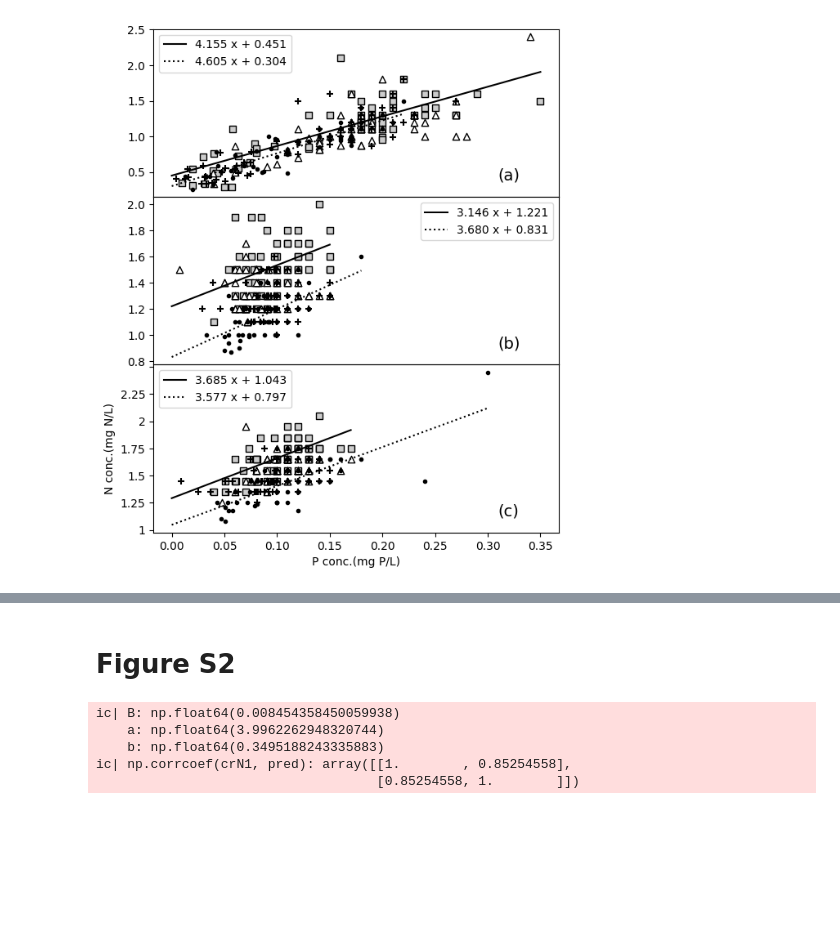
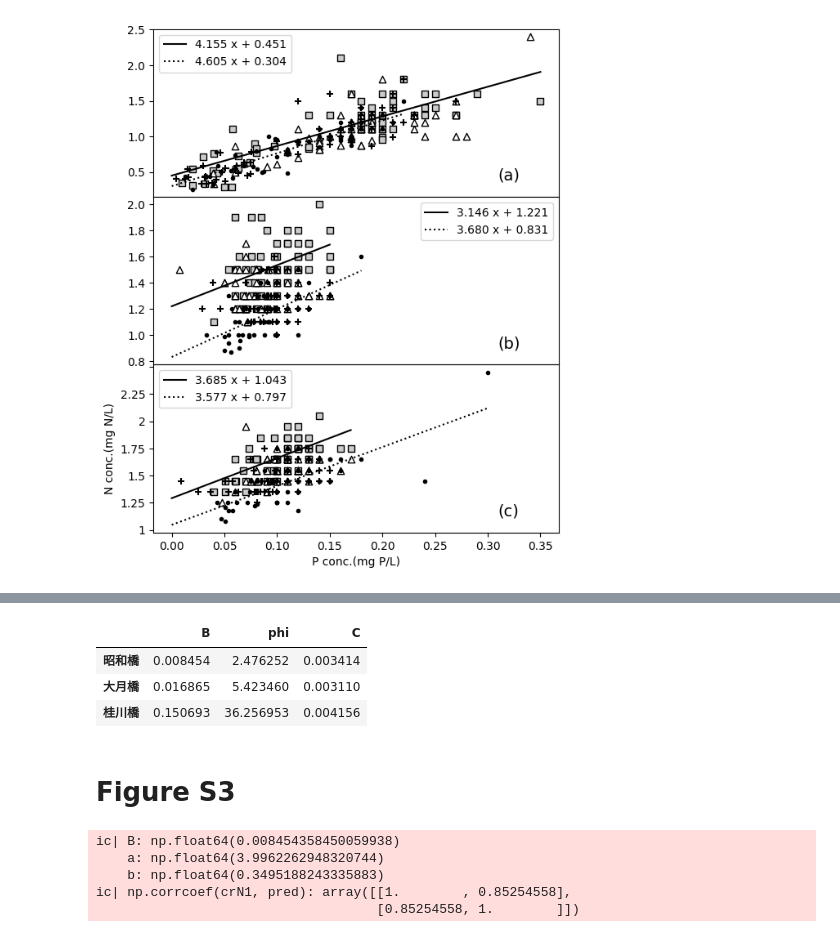
Before and after one commit to vitroid/KM2025, a Jupyter notebook: v4.ipynb, the cells around one changed output, grey strips where cells are left out. Saved outputs shown, nothing was run; the diff lists cells and outputs as text; code cells hidden in the pictures; blank space fills up the shorter version.

```diff
--- a/v4.ipynb
+++ b/v4.ipynb
@@ -331,5 +437,13 @@ ic| B: np.float64(0.1506932538897766)
+# %%
+dfS2 = pd.DataFrame(table_S2)
+dfS2.transpose()
+# %% [output]
+|  | B | phi | C |
+| 昭和橋 | 0.008454 | 2.476252 | 0.003414 |
+| 大月橋 | 0.016865 | 5.423460 | 0.003110 |
+| 桂川橋 | 0.150693 | 36.256953 | 0.004156 |
 # %% [markdown]
-# Figure S2
+# Figure S3
 # %%
 import matplotlib.pyplot as plt
 import flow.reader as flow_reader
```
Also changed, not shown: parts of 6 cells of this notebook.
